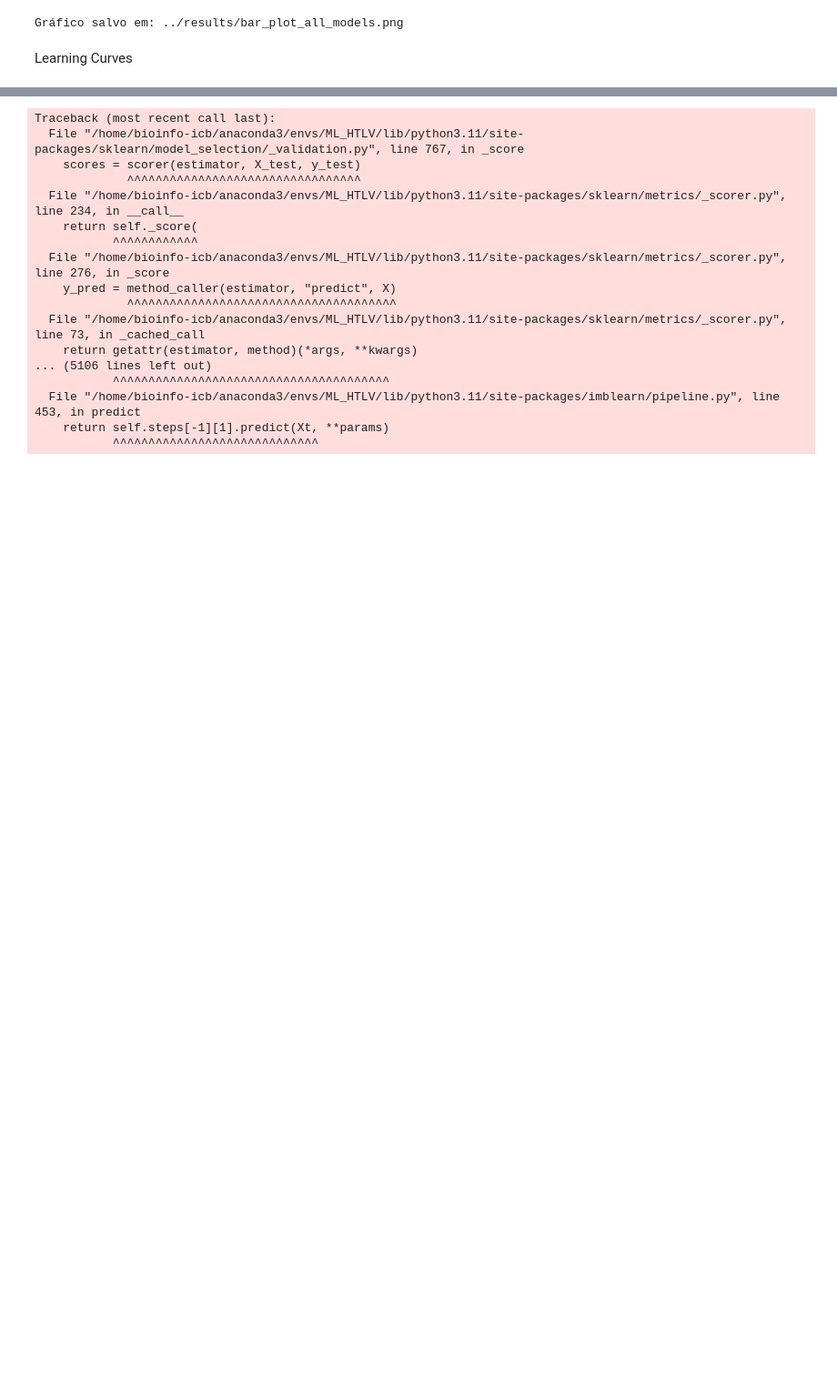
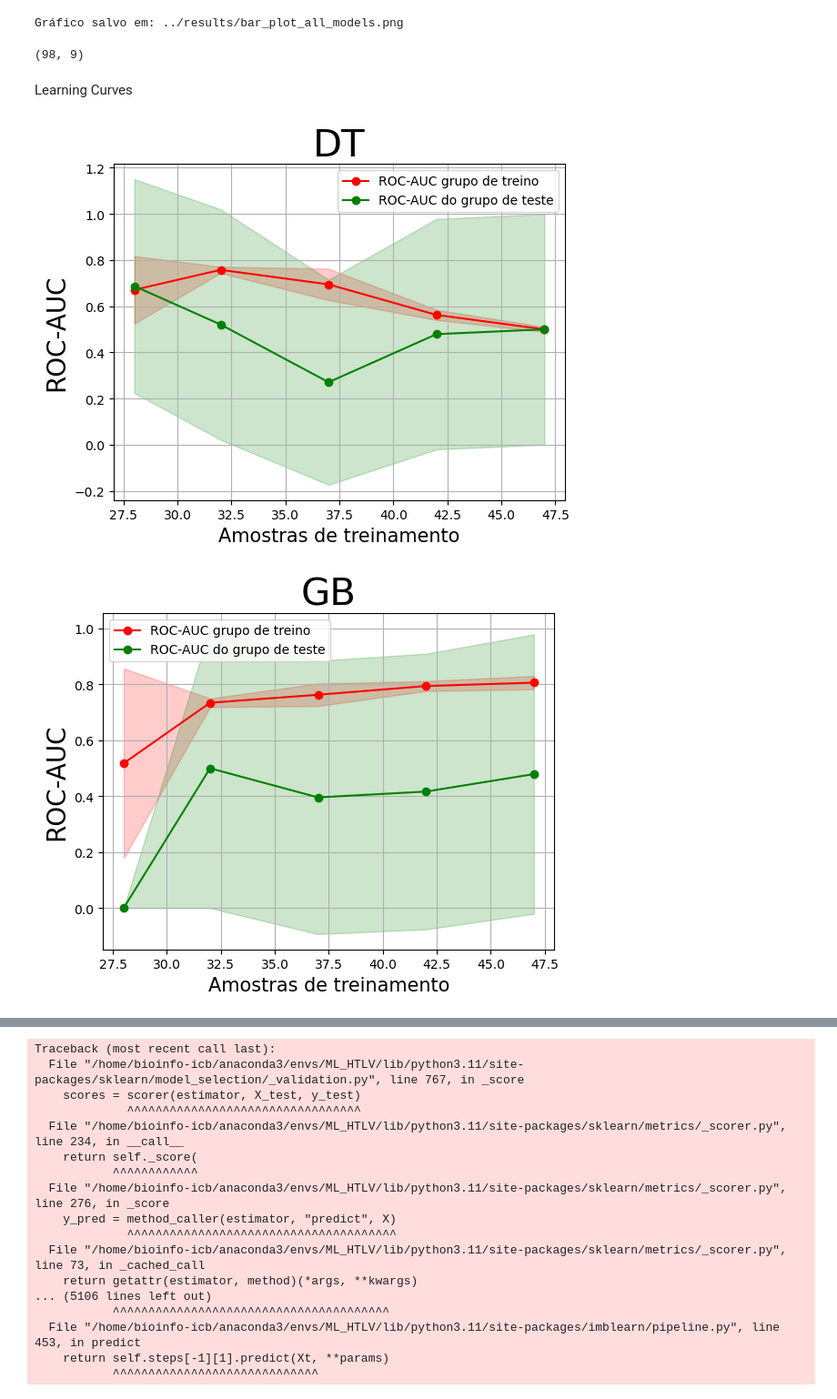
Before and after one commit to MatheusABomfim/ENTDP1_ML, a Jupyter notebook: Clinical_dataset/scripts/3_MEST_HTLV+ENTPD1+CLINICAL_Evaluation_metrics.ipynb, the cells around one changed output, grey strips where cells are left out. Shown at 91% size. Saved outputs shown, nothing was run; the diff lists cells and outputs as text; code cells hidden in the pictures; blank space fills up the shorter version.

```diff
--- a/Clinical_dataset/scripts/3_MEST_HTLV+ENTPD1+CLINICAL_Evaluation_metrics.ipynb
+++ b/Clinical_dataset/scripts/3_MEST_HTLV+ENTPD1+CLINICAL_Evaluation_metrics.ipynb
@@ -505,5 +550,69 @@ print(f"Gráfico salvo em: {save_path}")
 # %% [output]
 [figure]
 Gráfico salvo em: ../results/bar_plot_all_models.png
+# %%
+# Instantiating RandomUnderSampler
+rus = RandomUnderSampler()
+
+# Apply RandomUnderSampler to data
+X_resampled, y_resampled = rus.fit_resample(X, y)
+
+# Creating a new DataFrame with the resampled data
+df_ = pd.concat([pd.DataFrame(X_resampled, columns=X.columns), pd.DataFrame(y_resampled, columns=['PROVAVEL_HAM/TSP'])], axis=1)
+
+y = df_['PROVAVEL_HAM/TSP']  # Target variable
+X = df_.drop('PROVAVEL_HAM/TSP', axis=1)  # Predictor variables
+# %% [output]
+(98, 9)
 # %% [markdown]
 Learning Curves
+# %%
+# Function to plot learning curves with shaded areas for standard deviation
+def plot_learning_curve(X, y, classifiers, train_sizes=np.linspace(0.1, 1.0, 10)):
+    results_dir = '../results/'  # Adjust the directory path if needed
+    for name, estimator in classifiers.items():
+        # Get learning curve data
+        train_sizes_abs, train_scores, test_scores = learning_curve(
+            estimator, X, y, train_sizes=train_sizes, cv=loo, scoring='accuracy', n_jobs=-1
+        )
+
+        # Calculate means and standard deviations
+        train_scores_mean = np.mean(train_scores, axis=1)
+        train_scores_std = np.std(train_scores, axis=1)
+        test_scores_mean = np.mean(test_scores, axis=1)
+        test_scores_std = np.std(test_scores, axis=1)
+
+        # Plot the learning curves
+        plt.figure()
+        plt.title(f'{name}', fontsize = 30)
+        plt.xlabel("Amostras de treinamento", fontsize = 15)
+        plt.ylabel("ROC-AUC", fontsize = 20)
+
+        # Plot training data and fill between for standard deviation
+        plt.plot(train_sizes_abs, train_scores_mean, 'o-', label="ROC-AUC grupo de treino", color="r")
+        plt.fill_between(train_sizes_abs,
+                         train_scores_mean - train_scores_std,
+                         train_scores_mean + train_scores_std,
+                         alpha=0.2, color="r")  # Shadow for training
+
+        # Plot test data and fill between for standard deviation
+        plt.plot(train_sizes_abs, test_scores_mean, 'o-', label="ROC-AUC do grupo de teste", color="g")
+        plt.fill_between(train_sizes_abs,
+                         test_scores_mean - test_scores_std,
+                         test_scores_mean + test_scores_std,
+                         alpha=0.2, color="g")  # Shadow for cross-validation
+
+        # Show legend and grid
+        plt.legend(loc="best")
+        plt.grid(True)
+
+        # Save the plot
+        plot_filename = os.path.join(results_dir, f'curva_aprendizado_{name}.png')
+        plt.savefig(plot_filename)
+        plt.show()
+
+# Example usage: Call the plot_learning_curve function with your data
+plot_learning_curve(X, y, classifiers)
+# %% [output]
+[figure, added]
+[figure, added]
```
Also changed, not shown: parts of 7 cells of this notebook.
